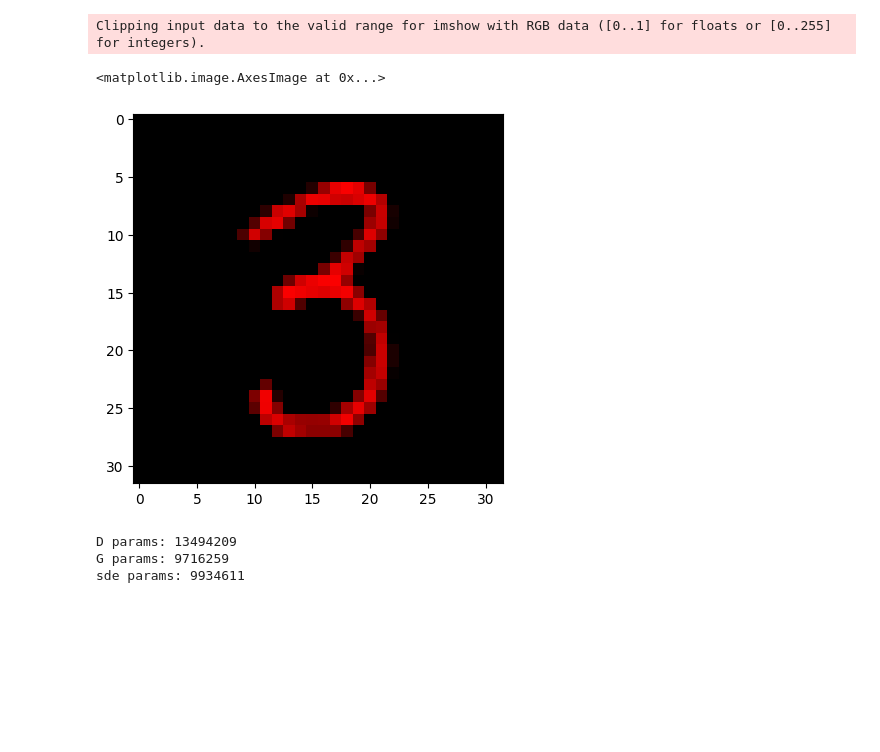
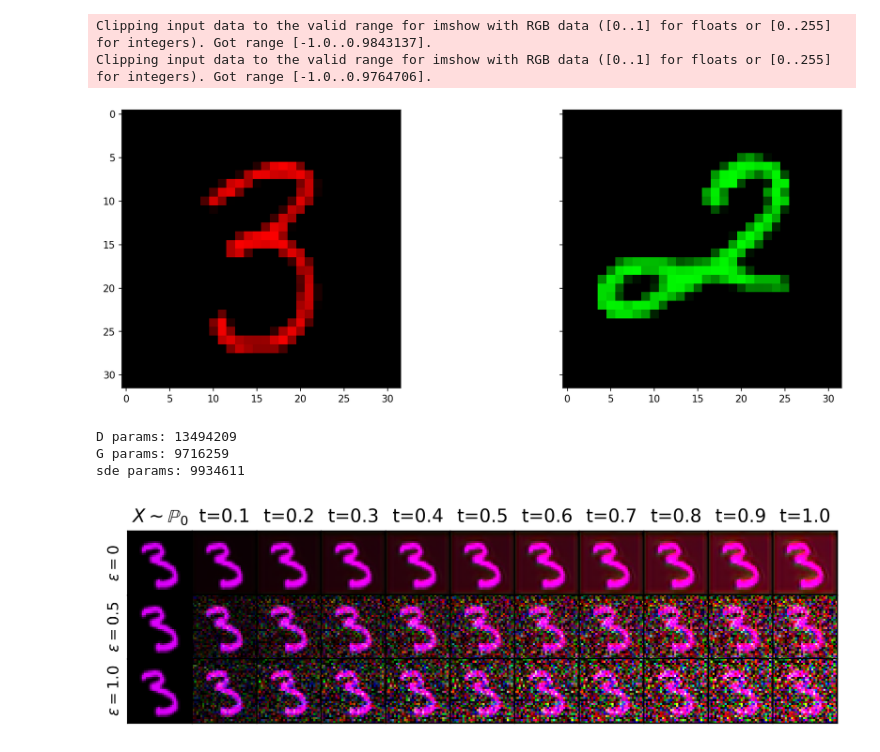
Before and after one commit to iasudakov/ENOT_TOY, a Jupyter notebook: MNIST.ipynb, the cells around one changed output. Drawn from its saved outputs; the diff is of its cells as text; code cells hidden in the pictures; blank space fills up the shorter version.

```diff
--- a/MNIST.ipynb
+++ b/MNIST.ipynb
@@ -25,4 +22,39 @@ from src.tools import load_dataset
 import os
 SEED = 0xBADBEEF
 torch.manual_seed(SEED); np.random.seed(SEED)
+# %%
+batch_size = 16
+IMG_SIZE = 32
+IMG_CHANNELS = 3
+ZC = 1
+TIME_DIM = 128
+UNET_BASE_FACTOR = 48
+N_STEPS = 10
+Z_STD = 1.0
+GAMMA = 0.0
+
+lr = 1e-4
+
+G_ITERS = 5
+D_ITERS = 1
+f_ITERS = 10
+MAX_STEPS = 50000
+# %%
+device = torch.device("cuda" if torch.cuda.is_available() else "cpu")
+# %%
+sampler3, test_sampler3 = load_dataset('MNIST-colored_3', './datasets/MNIST', img_size=IMG_SIZE, batch_size=batch_size, device=device)
+sampler2, test_sampler2 = load_dataset('MNIST-colored_2', './datasets/MNIST', img_size=IMG_SIZE, batch_size=batch_size, device=device)
+X_sampler = sampler3
+Y_sampler = sampler2
+# %%
+fig, axes = plt.subplots(1, 2, figsize=(15, 5.2), dpi=150, sharex=True, sharey=True)
+x0 = X_sampler.sample(1)
+x1 = Y_sampler.sample(1)
+axes[0].imshow(x0[0].cpu().detach().permute(1, 2, 0))
+axes[1].imshow(x1[0].cpu().detach().permute(1, 2, 0))
+plt.show()
+# %% [output]
+Clipping input data to the valid range for imshow with RGB data ([0..1] for floats or [0..255] for integers). Got range [-1.0..0.9843137].
+Clipping input data to the valid range for imshow with RGB data ([0..1] for floats or [0..255] for integers). Got range [-1.0..0.9764706].
+[figure, added]
 # %%
@@ -47,7 +71,0 @@ Y_sampler = sampler2
-# %%
-tensor_image = X_sampler.sample(1)[0].cpu()
-plt.imshow(tensor_image.permute(1, 2, 0))
-# %% [output]
-Clipping input data to the valid range for imshow with RGB data ([0..1] for floats or [0..255] for integers).
-<matplotlib.image.AxesImage at 0x...>
-[figure, removed]
@@ -125,0 +169,7 @@ sde params: 9934611
+# %%
+models = [sde, sde, sde]
+gammas = [0, 0.5, 1.0]
+
+plot_trajectories(models, gammas, X_sampler, 3)
+# %% [output]
+[figure, added]
```
Also changed, not shown: parts of 18 cells of this notebook.
